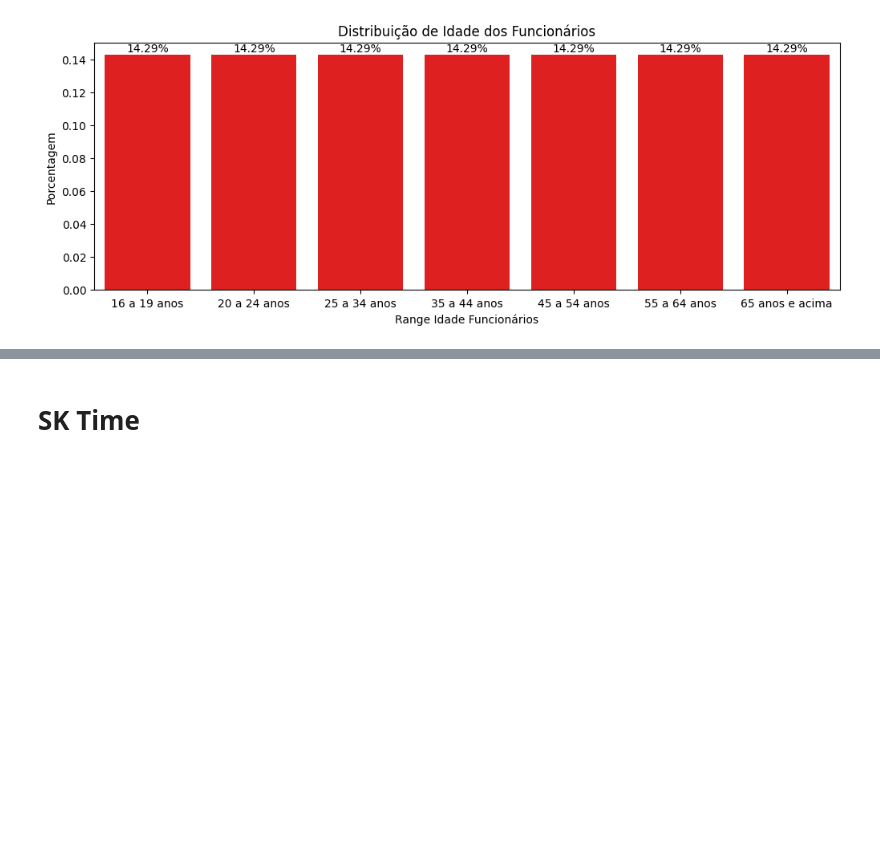
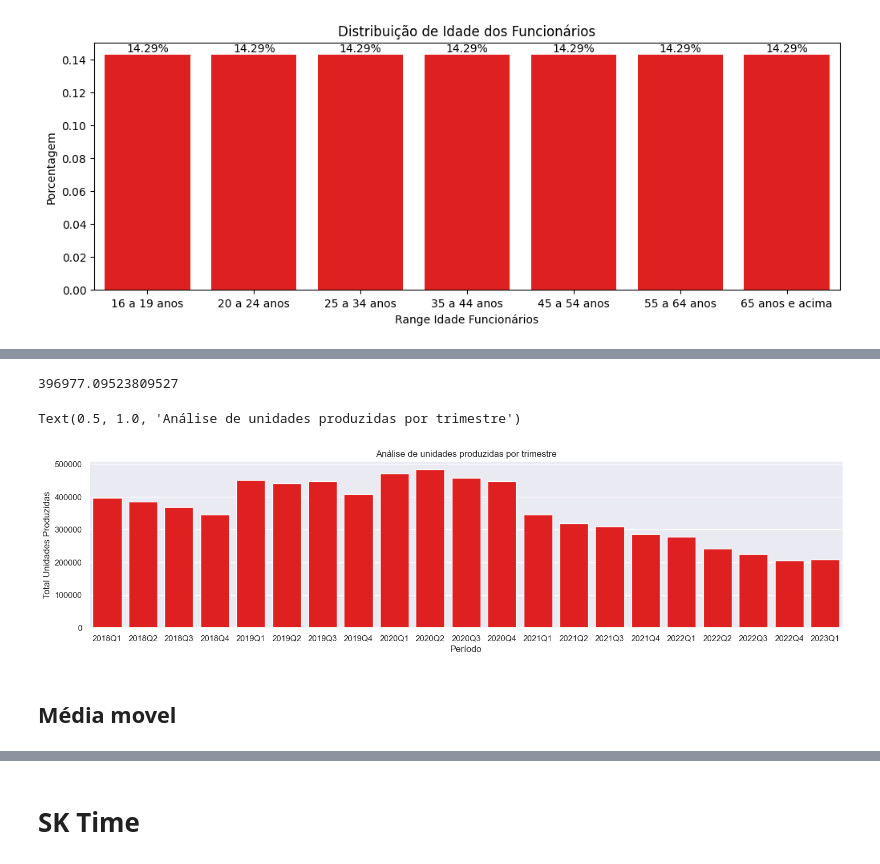
Before and after one commit to Felisouza/DSA_powerBI, a Jupyter notebook: cap_18/analise_exploratoria.ipynb, the cells around one changed output, grey strips where cells are left out. Drawn from its saved outputs; the diff is of its cells as text; code cells hidden in the pictures; blank space fills up the shorter version.

```diff
--- a/cap_18/analise_exploratoria.ipynb
+++ b/cap_18/analise_exploratoria.ipynb
@@ -67,0 +75,4 @@ plt.show()
+# %%
+# Agregar por trimestre e calcular a média das vendas
+df_trimestre = df.set_index('Período').resample('Q').agg({'Total Unidades Produzidas': 'mean'})
+df_trimestre
@@ -67,0 +98,15 @@ plt.show()
+# %%
+df_trimestre['Total Unidades Produzidas']
+# %% [output]
+396977.09523809527
+# %%
+sns.set(style="darkgrid")
+plt.figure(figsize=(18, 4))
+sns.barplot(x=df_trimestre.index, y=df_trimestre['Total Unidades Produzidas'], color='red')
+
+plt.title('Análise de unidades produzidas por trimestre')
+# %% [output]
+Text(0.5, 1.0, 'Análise de unidades produzidas por trimestre')
+[figure, added]
+# %% [markdown]
+## Média movel
```
Also changed, not shown: parts of 20 cells of this notebook, 1 other file.
